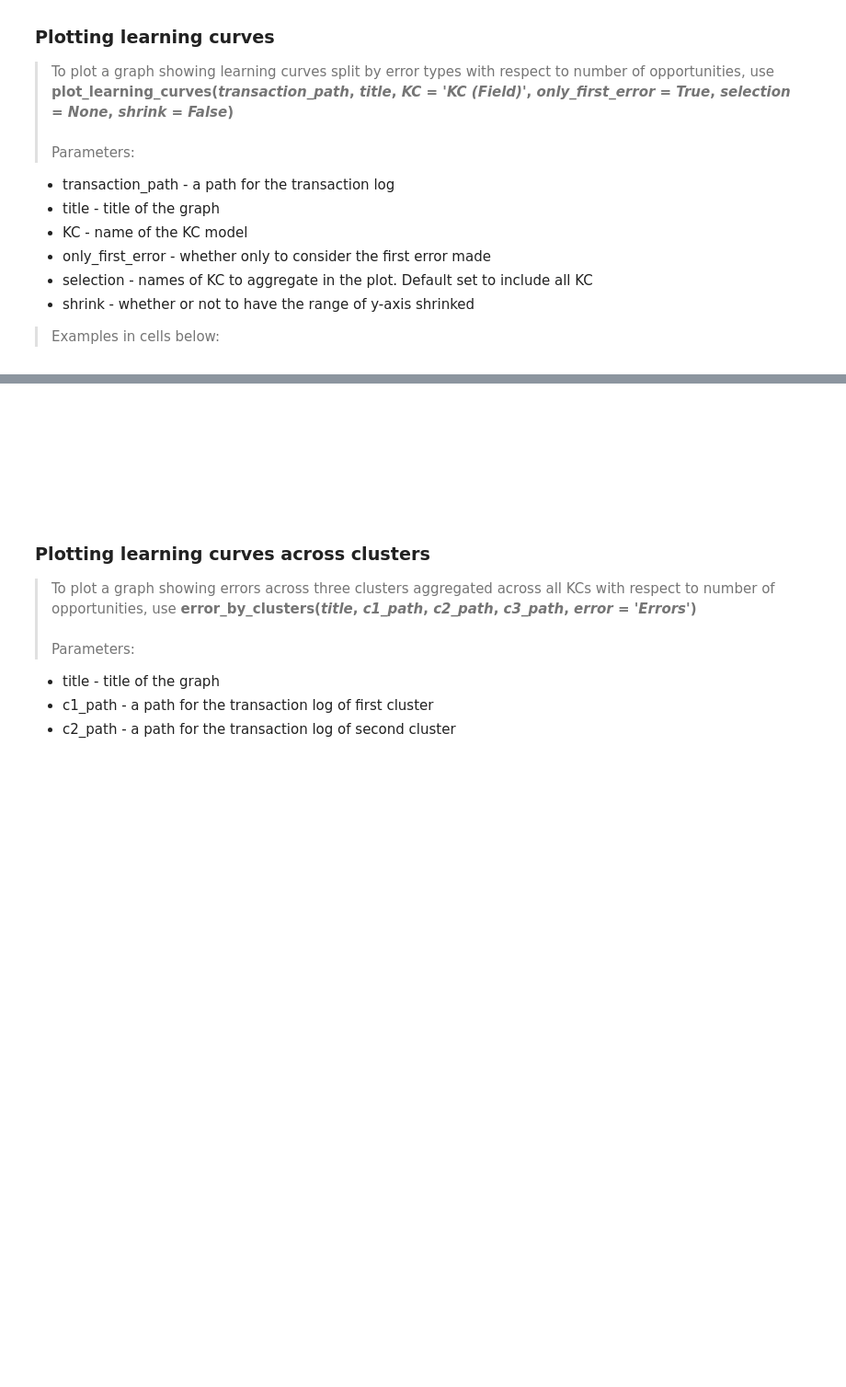
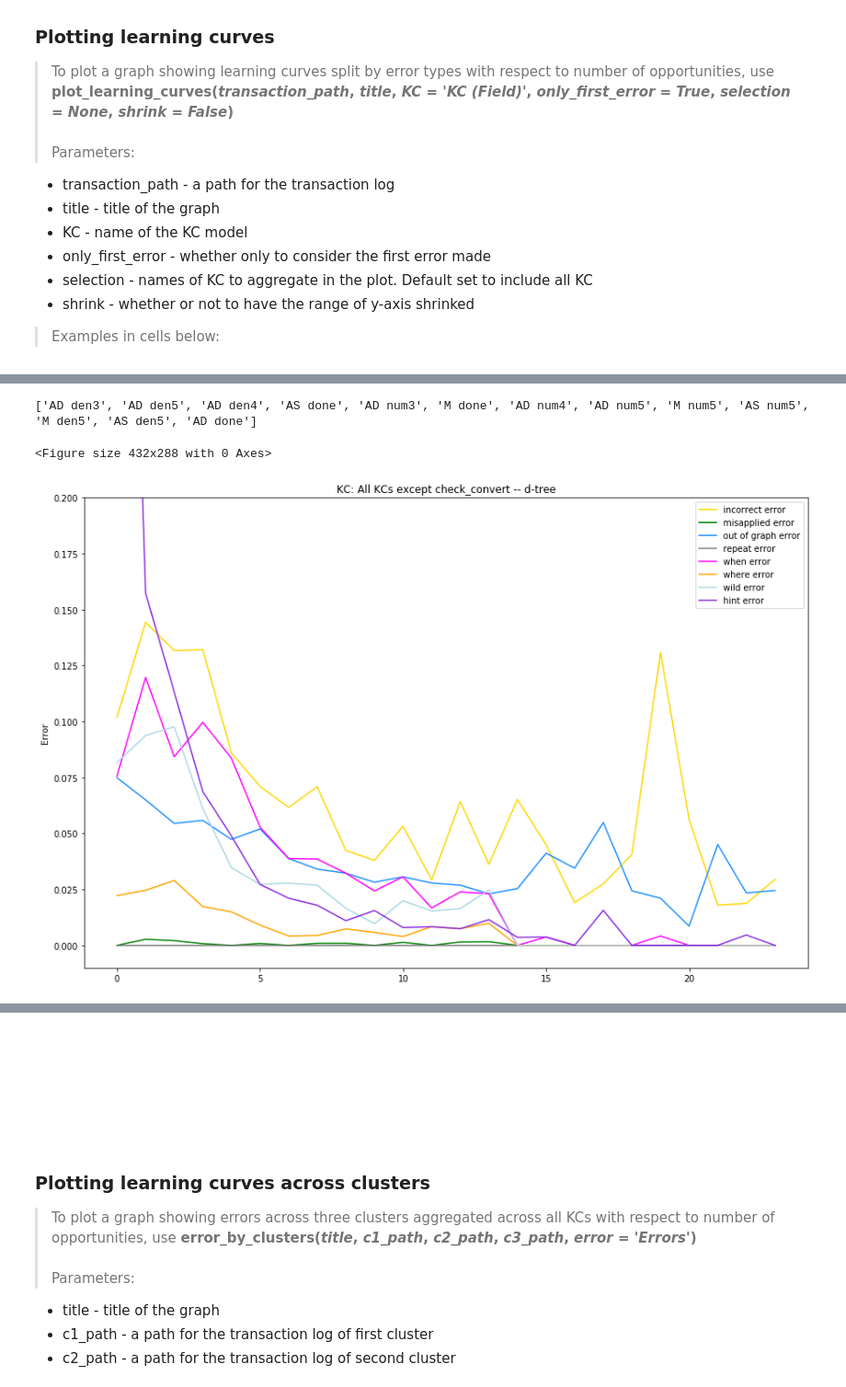
Before and after one commit to DannyWeitekamp/error_analysis, a Jupyter notebook: learning_curves.ipynb, the cells around one changed output, grey strips where cells are left out. Shown at 92% size. Drawn from its saved outputs; the diff is of its cells as text; code cells hidden in the pictures; blank space fills up the shorter version.

Commit message:
first danny commit

```diff
--- a/learning_curves.ipynb
+++ b/learning_curves.ipynb
@@ -539,0 +540,8 @@ plot_learning_curves(student_path, "All KCs -- human", KC = 'KC (Default)')
+# %%
+#decision tree
+d_path = "/home/danny/Projects/error_analysis/decision_tree_err_split_conv.txt"
+plot_learning_curves(d_path, "All KCs except check_convert -- d-tree", selection=selection, shrink=True)
+# %% [output]
+['AD den3', 'AD den5', 'AD den4', 'AS done', 'AD num3', 'M done', 'AD num4', 'AD num5', 'M num5', 'AS num5', 'M den5', 'AS den5', 'AD done']
+<Figure size 432x288 with 0 Axes>
+[figure, added]
```
Also changed, not shown: parts of 9 cells of this notebook, 1 other file.
